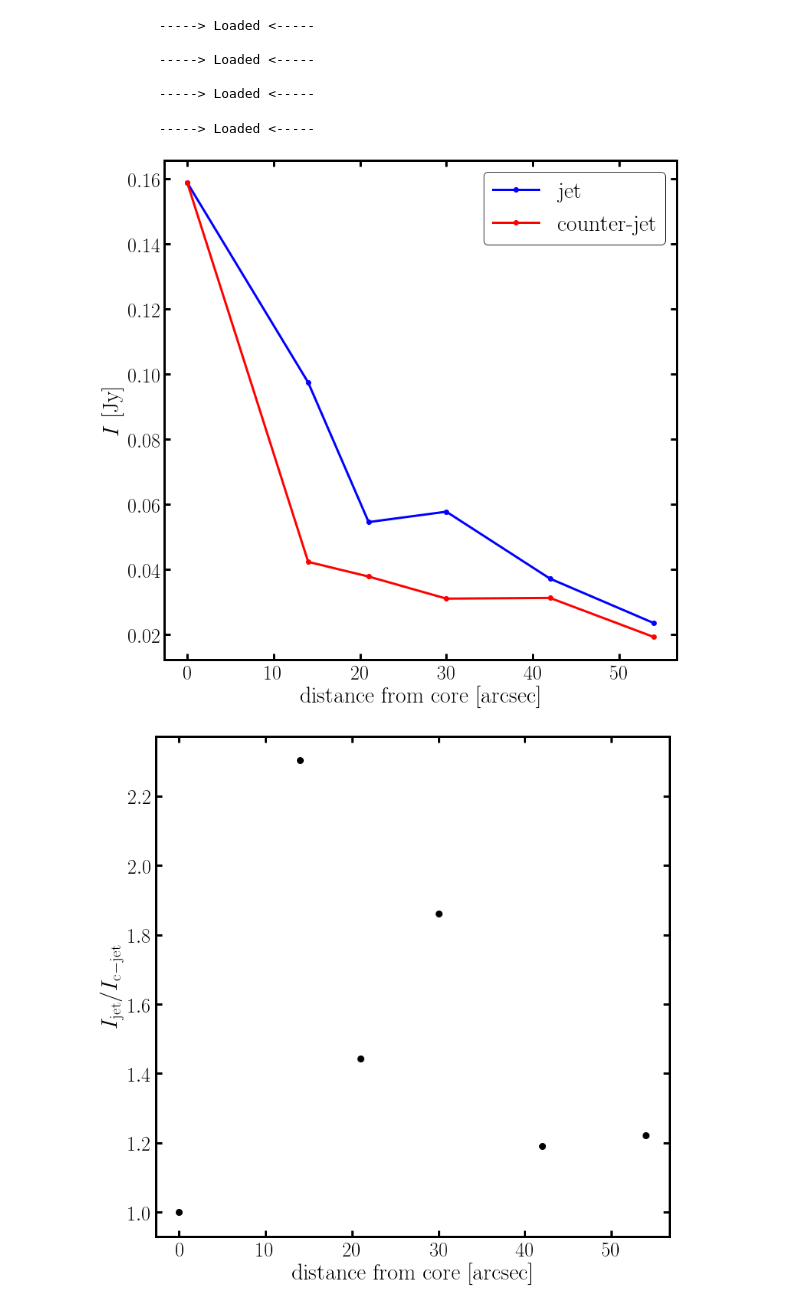
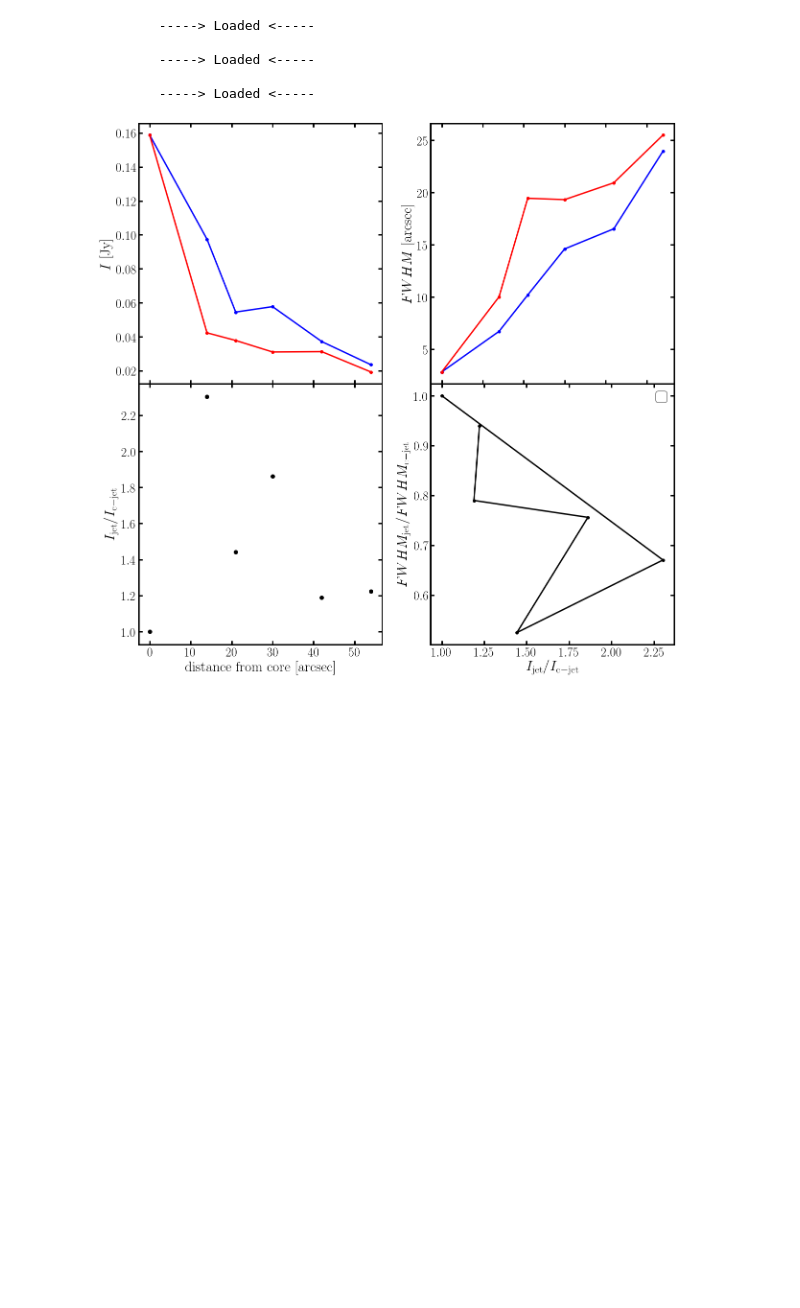
Before and after one commit to Fil8/contData, a Jupyter notebook: Core-jet-cjet.ipynb, the cells around one changed output. Saved outputs shown, nothing was run; the diff lists cells and outputs as text; code cells hidden in the pictures; blank space fills up the shorter version.

```diff
--- a/Core-jet-cjet.ipynb
+++ b/Core-jet-cjet.ipynb
@@ -19,8 +19,8 @@ ftSrc = fitSource.fitSrc()
 fint = fluxInt.flInt()
 
 #rootdir
-#rootDir = '/Users/maccagni/Projects/MFS/FornaxA/contData/kore/'
-rootDir = '/home/maccagni/Projects/MFS/FornaxA/contData/core/'
+rootDir = '/Users/maccagni/Projects/MFS/FornaxA/contData/kore/'
+#rootDir = '/home/maccagni/Projects/MFS/FornaxA/contData/core/'
 
 #label
 
@@ -47,6 +47,16 @@ outTable2D = outTabs+'jCjFluxWidth2D.tbl'
 outTable1D = outTabs+'jCjFluxWidth1D.tbl'
 
 
+#-------------------------------------------------#
+# Jet and counter-jet flux ratio
+#-------------------------------------------------#
+def splitter(A):
+    B = A[0:len(A)//2]
+    C = A[len(A)//2:]
+
+    return (B,C)
+
+
 print '''\t+---------+\n\t Inputs loaded\n\t+---------+'''
 # %% [output]
         +---------+
@@ -613,41 +622,49 @@ table= ascii.read(outTable1D)
 
 
 width = table['width X']*2.355
 widthBeam = heads['BMAJ']/heads['CDELT2']
 widthReal = np.sqrt(np.power(width,2)-np.power(widthBeam,2))
 
 surfBright = table['PeakIm']*np.sqrt((np.power(widthReal,2)/np.power(widthBeam,2)+1))
 
 widthReal *= heads['CDELT2']
 widthReal *= 3600.
 
+
+
 table.add_column(surfBright, name='surfaceBrightness')
 table.add_column(widthReal, name='deconvolvedWidth')
 
 b,c = splitter(table.columns[0])
 tableCJ = table[0:len(b)+1]
 tableCJrev = np.flip(tableCJ)
 tableJ = table[len(b):]
 
+width1 = tableCJrev['deconvolvedWidth']
+width2 = tableJ['deconvolvedWidth']
+widthRatio = np.divide(width2,width1)
+
 surfBright1 = tableCJrev['surfaceBrightness']
 surfBright2 = tableJ['surfaceBrightness']
 
 surfRatio = surfBright2/surfBright1
 radius = [0,14,21,30,42,54,63]
 
-outFig = figDir +'brightnessRadius.png'
+outFig = figDir +'JetCJetAll.png'
 
-brightRadius(radius[0:-1],surfBright2[0:-1],surfBright1[0:-1],outFig)
+wr = np.array(widthRatio[0:-1],dtype='float32')
+sr = np.array(surfRatio[0:-1],dtype='float32')
 
-outFig = figDir +'ratioBrigthRadius.png'
+#widthRatioPlot(wr[1:],sr[1:],outFig)
 
-ratioRadius(radius[0:-1],surfRatio[0:-1],outFig)
+brightRadius(radius[0:-1],surfBright2[0:-1],surfBright1[0:-1],width2[0:-1],width1[0:-1],
+             surfRatio[0:-1],widthRatio[0:-1],outFig)
 
-print '\n\t-----> Loaded <-----'
+#outFig = figDir +'ratioBrigthRadius.png'
+
+#ratioRadius(radius[0:-1],surfRatio[0:-1],outFig)
 # %% [output]
-        -----> Loaded <-----
-[figure, old version]
+[figure, new version]
-[figure, removed]
 # %%
 b,c = splitter(table.columns[0])
 tableCJ = table[0:len(b)+1]
```
Also changed, not shown: parts of 5 cells of this notebook.
